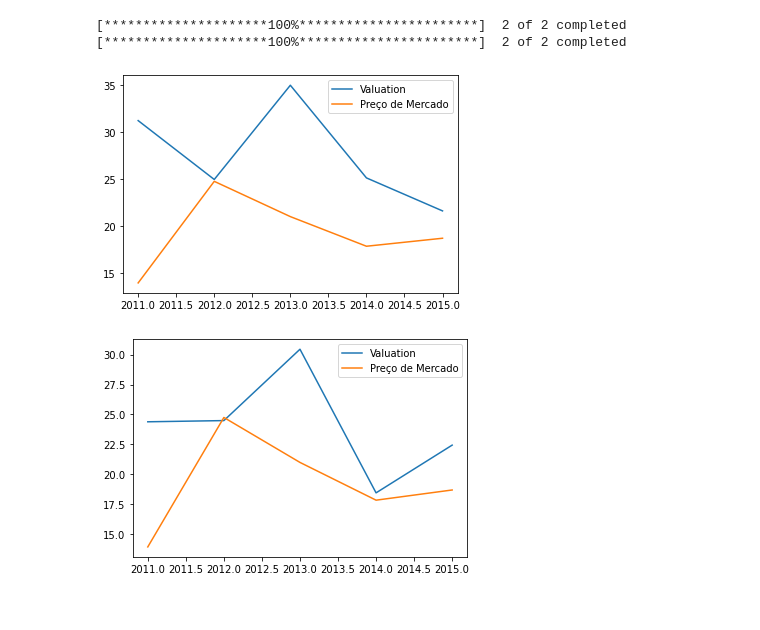
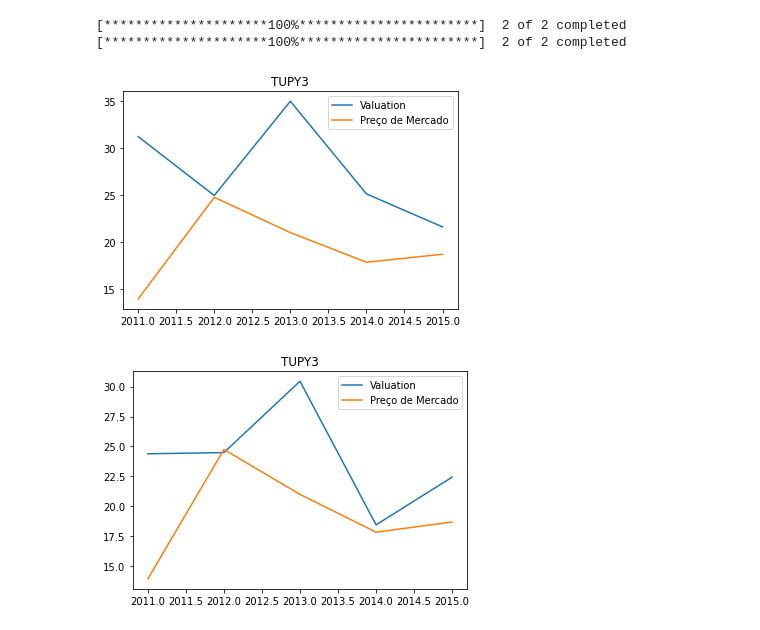
Before and after one commit to LLima25/Valuation, a Jupyter notebook: Valuation_Tupy3.ipynb, the cells around one changed output. Cells and saved outputs as stored; diff of their text form; code cells hidden in the pictures.

```diff
--- a/Valuation_Tupy3.ipynb
+++ b/Valuation_Tupy3.ipynb
@@ -732,23 +773,27 @@ Preço2_5 = (EV2_5 - divida5 + bp5['2015']['Caixa e equivalentes']) / Ações5
 # %%
 #Gráfico de Preços
 
 #Preços de fechamento de cada ano do valuation (2011,2012,2013,2014,2015) sem ajuste
 mp1 = 13.95
 mp2 = 24.75
 mp3 = 21.00
 mp4 = 17.85
 mp5 = 18.70
 
+#Beta 12 meses
 plt.plot([2011,2012,2013,2014,2015],[Preço1_1,Preço1_2,Preço1_3,Preço1_4,Preço1_5], label='Valuation')
 plt.plot([2011,2012,2013,2014,2015],[mp1,mp2,mp3,mp4,mp5], label='Preço de Mercado')
+plt.title('TUPY3')
 plt.legend()
 plt.show()
 # %% [output]
-[figure, old version]
+[figure, new version]
 # %%
+#Beta 36 meses
 plt.plot([2011,2012,2013,2014,2015],[Preço2_1,Preço2_2,Preço2_3,Preço2_4,Preço2_5], label='Valuation')
 plt.plot([2011,2012,2013,2014,2015],[mp1,mp2,mp3,mp4,mp5], label='Preço de Mercado')
+plt.title('TUPY3')
 plt.legend()
 plt.show()
 # %% [output]
-[figure, old version]
+[figure, new version]
```
Also changed, not shown: parts of 12 cells of this notebook.
